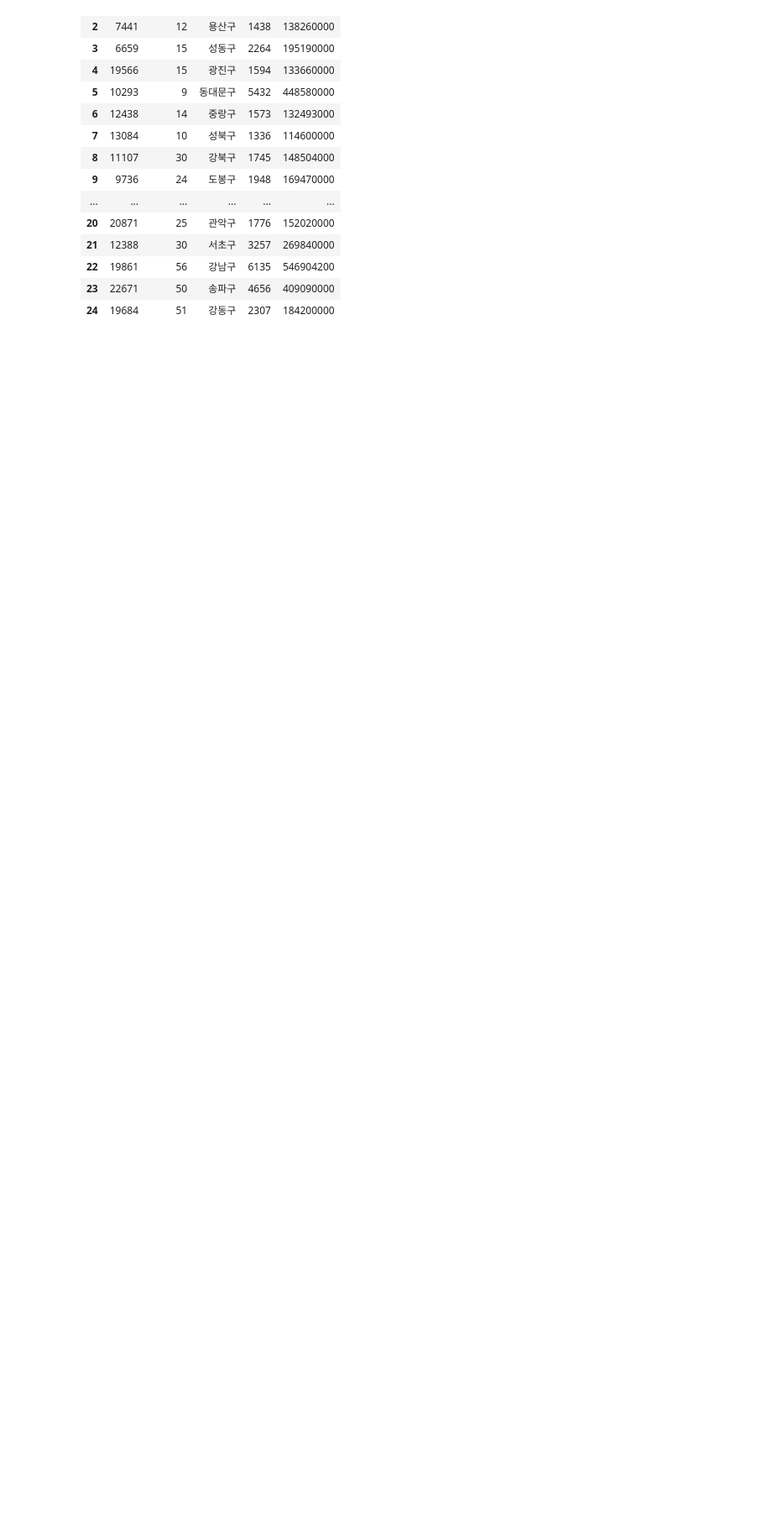
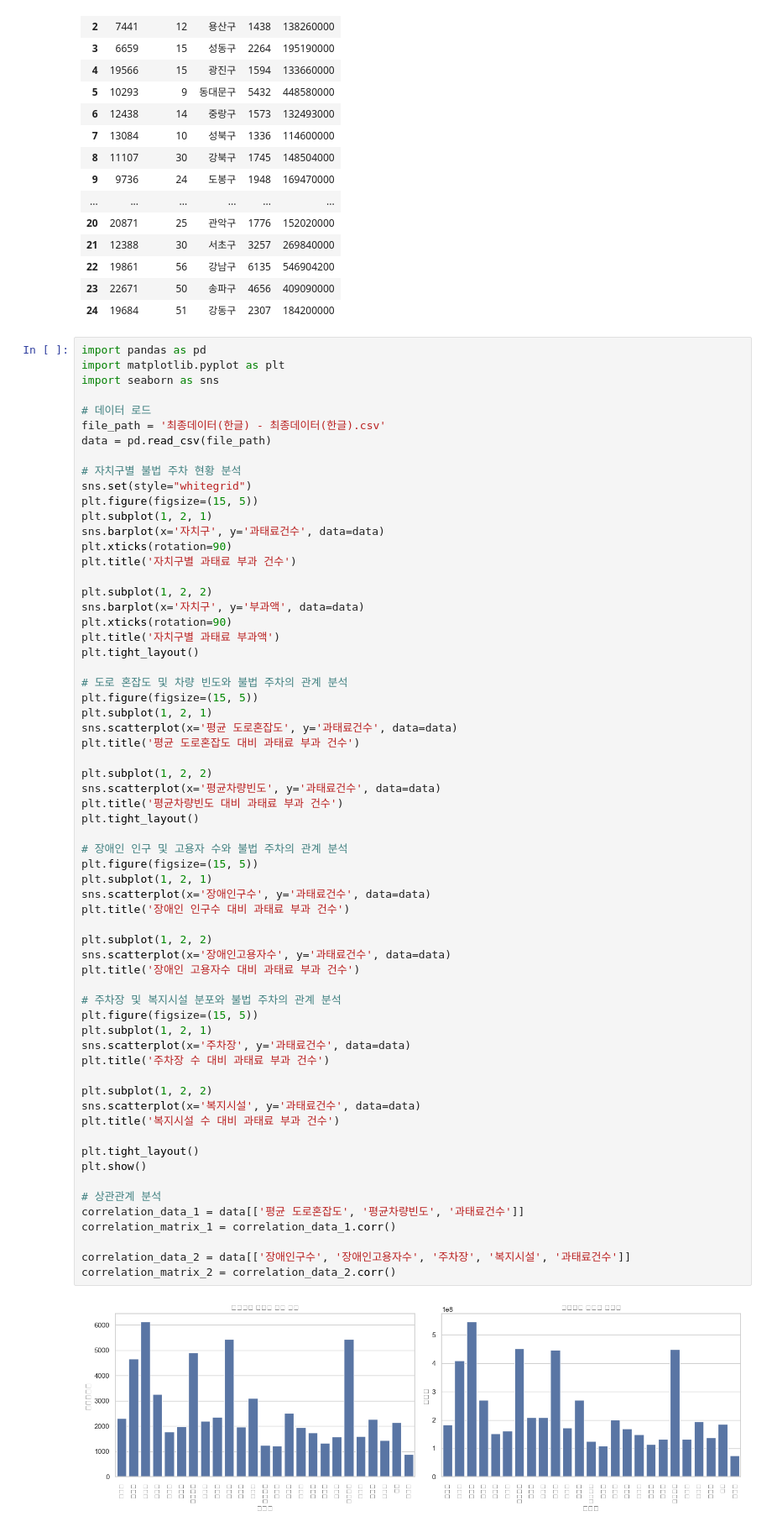
Before and after one commit to CJW5361/SESAC_AI_Open_Source, a Jupyter notebook: 공모전/see.ipynb, the cells around one changed output. Shown at 84% size. Cells and saved outputs as stored; diff of their text form; blank space fills up the shorter version.

```diff
--- a/공모전/see.ipynb
+++ b/공모전/see.ipynb
@@ -628,3 +628,68 @@ df
 | 22 | 19861 | 56 | 강남구 | 6135 | 546904200 |
 | 23 | 22671 | 50 | 송파구 | 4656 | 409090000 |
 | 24 | 19684 | 51 | 강동구 | 2307 | 184200000 |
+# %%
+import pandas as pd
+import matplotlib.pyplot as plt
+import seaborn as sns
+
+# 데이터 로드
+file_path = '최종데이터(한글) - 최종데이터(한글).csv'
+data = pd.read_csv(file_path)
+
+# 자치구별 불법 주차 현황 분석
+sns.set(style="whitegrid")
+plt.figure(figsize=(15, 5))
+plt.subplot(1, 2, 1)
+sns.barplot(x='자치구', y='과태료건수', data=data)
+plt.xticks(rotation=90)
+plt.title('자치구별 과태료 부과 건수')
+
+plt.subplot(1, 2, 2)
+sns.barplot(x='자치구', y='부과액', data=data)
+plt.xticks(rotation=90)
+plt.title('자치구별 과태료 부과액')
+plt.tight_layout()
+
+# 도로 혼잡도 및 차량 빈도와 불법 주차의 관계 분석
+plt.figure(figsize=(15, 5))
+plt.subplot(1, 2, 1)
+sns.scatterplot(x='평균 도로혼잡도', y='과태료건수', data=data)
+plt.title('평균 도로혼잡도 대비 과태료 부과 건수')
+
+plt.subplot(1, 2, 2)
+sns.scatterplot(x='평균차량빈도', y='과태료건수', data=data)
+plt.title('평균차량빈도 대비 과태료 부과 건수')
+plt.tight_layout()
+
+# 장애인 인구 및 고용자 수와 불법 주차의 관계 분석
+plt.figure(figsize=(15, 5))
+plt.subplot(1, 2, 1)
+sns.scatterplot(x='장애인구수', y='과태료건수', data=data)
+plt.title('장애인 인구수 대비 과태료 부과 건수')
+
+plt.subplot(1, 2, 2)
+sns.scatterplot(x='장애인고용자수', y='과태료건수', data=data)
+plt.title('장애인 고용자수 대비 과태료 부과 건수')
+
+# 주차장 및 복지시설 분포와 불법 주차의 관계 분석
+plt.figure(figsize=(15, 5))
+plt.subplot(1, 2, 1)
+sns.scatterplot(x='주차장', y='과태료건수', data=data)
+plt.title('주차장 수 대비 과태료 부과 건수')
+
+plt.subplot(1, 2, 2)
+sns.scatterplot(x='복지시설', y='과태료건수', data=data)
+plt.title('복지시설 수 대비 과태료 부과 건수')
+
+plt.tight_layout()
+plt.show()
+
+# 상관관계 분석
+correlation_data_1 = data[['평균 도로혼잡도', '평균차량빈도', '과태료건수']]
+correlation_matrix_1 = correlation_data_1.corr()
+
+correlation_data_2 = data[['장애인구수', '장애인고용자수', '주차장', '복지시설', '과태료건수']]
+correlation_matrix_2 = correlation_data_2.corr()
+# %% [output]
+[figure, added]
```
Also changed, not shown: parts of 4 cells of this notebook, 4 other files.
